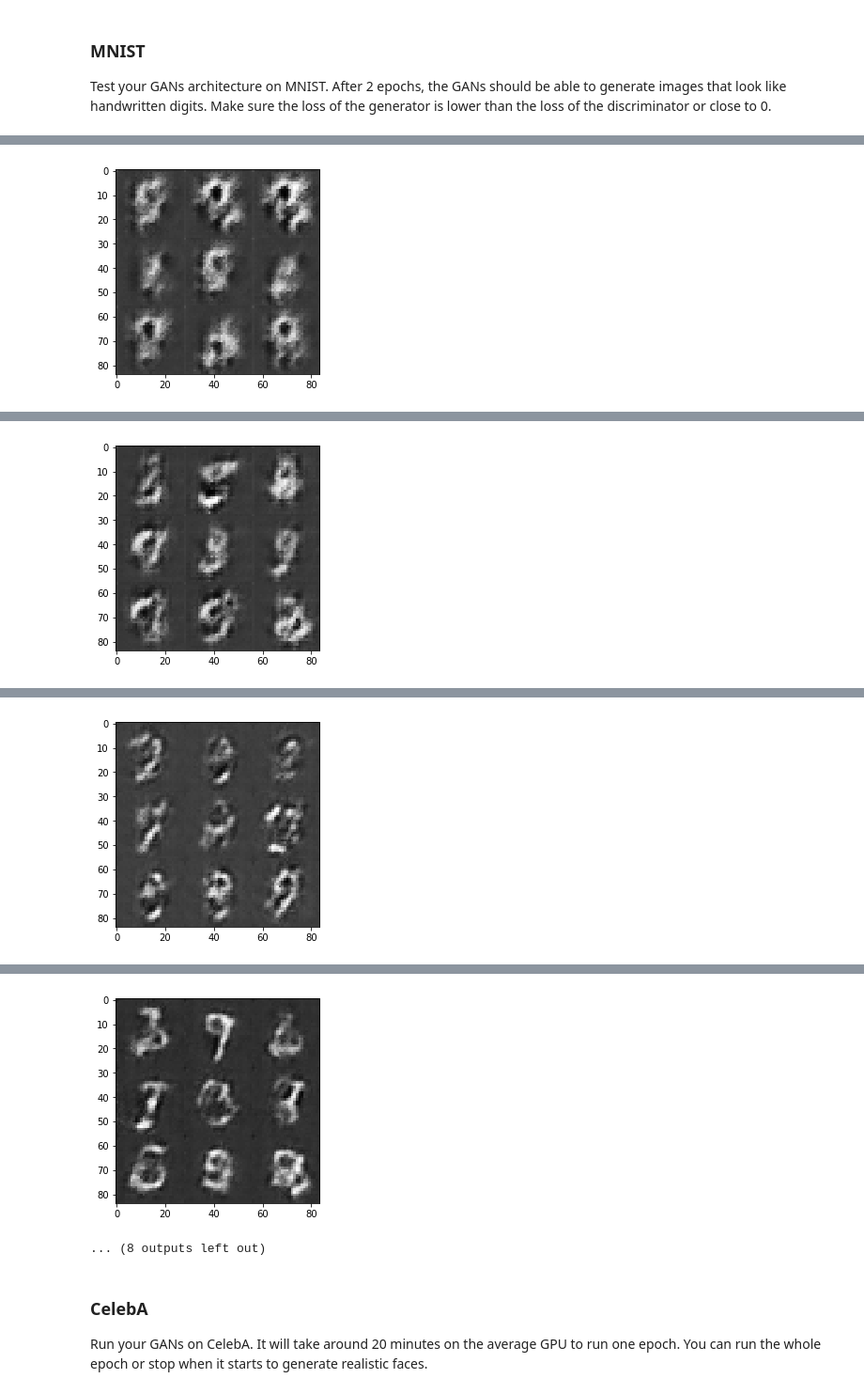
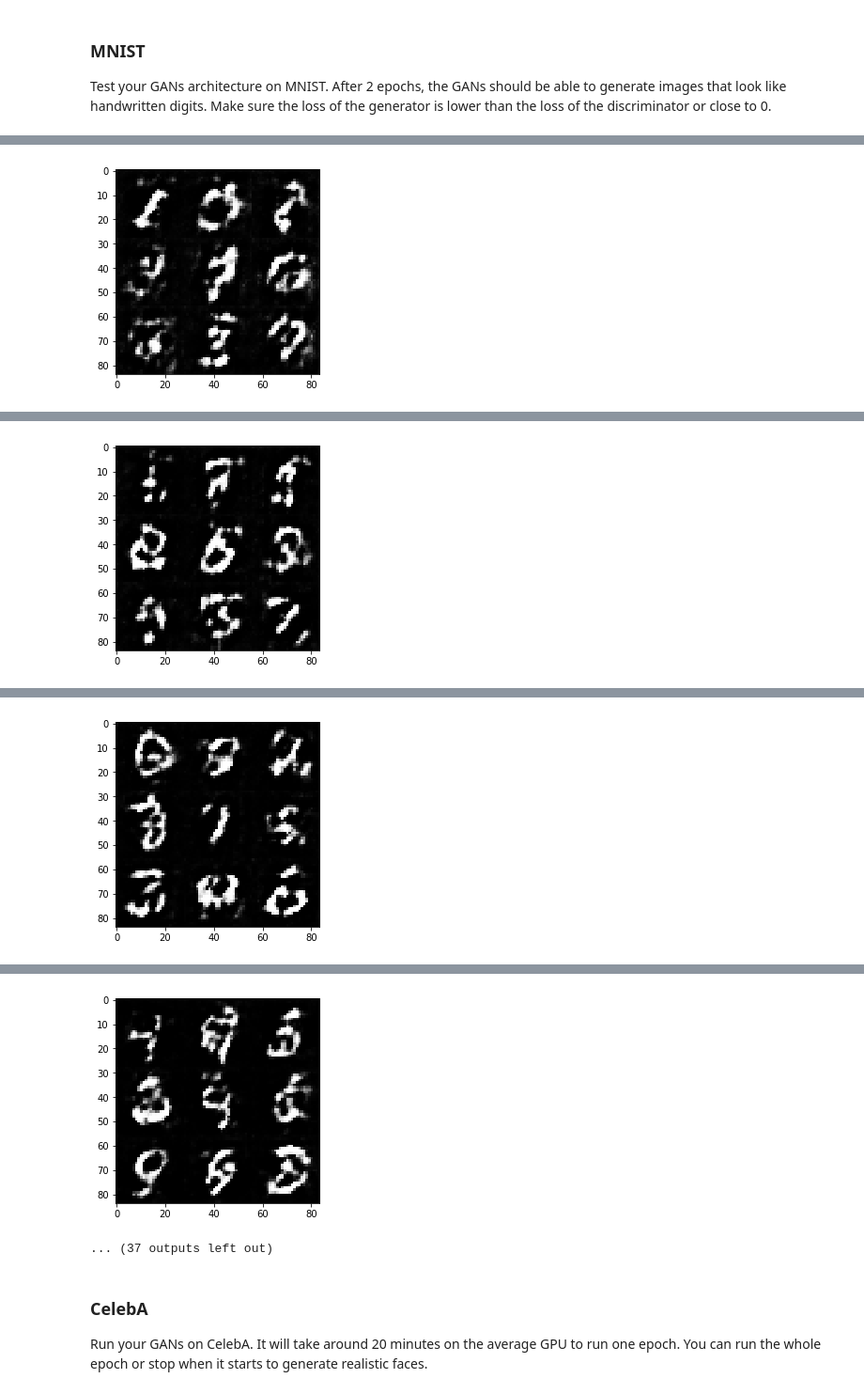
Before and after one commit to joe-of-all-trades/deep-learning, a Jupyter notebook: face_generation/dlnd_face_generation.ipynb, the cells around one changed output, grey strips where cells are left out. Shown at 94% size. Drawn from its saved outputs; the diff is of its cells as text; code cells hidden in the pictures.

```diff
--- a/face_generation/dlnd_face_generation.ipynb
+++ b/face_generation/dlnd_face_generation.ipynb
@@ -155,20 +155,31 @@ def discriminator(images, reuse=False):
 
     with tf.variable_scope("discriminator", reuse=reuse):
 
-        x1 = tf.layers.conv2d(images, 256, 5, strides=2, padding='same')
-        relu1 = tf.maximum(alpha * x1, x1)
-        # 14 * 14 * 256
+        x1 = tf.image.resize_images(images, [32, 32])
+        x1 = tf.layers.conv2d(images, 64, 5, strides=2, padding='same',
+                              kernel_initializer=tf.contrib.layers.xavier_initializer())
+        x1 = tf.maximum(alpha * x1, x1)
+        x1 = tf.nn.dropout(x1, keep_prob=0.7)
+        # 16 * 16 * 64
 
-        x2 = tf.layers.conv2d(relu1, 512, 5, strides=2, padding='same')
-        bn2 = tf.layers.batch_normalization(x2, training=True)
-        relu2 = tf.maximum(alpha * bn2, bn2)
-        # 7 * 7 * 512
+        x2 = tf.layers.conv2d(x1, 128, 5, strides=2, padding='same',
+                             kernel_initializer=tf.contrib.layers.xavier_initializer())
+        x2 = tf.layers.batch_normalization(x2, training=True)
+        x2 = tf.maximum(alpha * x2, x2)
+        x2 = tf.nn.dropout(x2, keep_prob=0.7)
+        # 8 * 8 * 128
+
+        x3 = tf.layers.conv2d(x2, 256, 5, strides=2, padding='same',
+                             kernel_initializer=tf.contrib.layers.xavier_initializer())
+        x3 = tf.layers.batch_normalization(x3, training=True)
+        x3 = tf.maximum(alpha * x3, x3)
+        x3 = tf.nn.dropout(x3, keep_prob=0.7)
+        # 4 * 4 * 256
 
         # Flatten and apply sigmoid
-        flat = tf.reshape(relu2, (-1, 7*7*512))
+        flat = tf.reshape(x3, (-1, 4*4*256))
         logits = tf.layers.dense(flat, 1)
         out = tf.sigmoid(logits)
-
 
     return out, logits
 
@@ -202,25 +213,29 @@ def generator(z, out_channel_dim, is_train=True):
         x1 = tf.layers.dense(z, 4 * 4 * 512, kernel_initializer=tf.contrib.layers.xavier_initializer())
         x1 = tf.reshape(x1, (-1, 4, 4, 512))
         x1 = tf.layers.batch_normalization(x1, training=is_train)
-        x1 = tf.maximum(alpha * x1, x1)
+        #x1 = tf.maximum(alpha * x1, x1)
+        x1 = tf.nn.dropout(x1, keep_prob=0.7)
 
         # First conv layer, after which shape becomes 8 * 8 * 256
         x2 = tf.layers.conv2d_transpose(x1, 256, 5, strides=2, padding='same',
                               kernel_initializer=tf.contrib.layers.xavier_initializer_conv2d())
         x2 = tf.layers.batch_normalization(x2, training=is_train)
         x2 = tf.maximum(alpha * x2, x2)
+        x2 = tf.nn.dropout(x2, keep_prob=0.7)
 
         # Second conv layer, after which shape becomes 16 * 16 * 128
         x3 = tf.layers.conv2d_transpose(x2, 128, 5, strides=2, padding='same',
                                         kernel_initializer=tf.contrib.layers.xavier_initializer_conv2d())
         x3 = tf.layers.batch_normalization(x3, training=is_train)
         x3 = tf.maximum(alpha * x3, x3)
+        x3 = tf.nn.dropout(x3, keep_prob=0.7)
 
         # Third conv layer, after which shape becomes 32 * 32 * 64
         x4 = tf.layers.conv2d_transpose(x3, 64, 5, strides=2, padding='same',
                                         kernel_initializer=tf.contrib.layers.xavier_initializer_conv2d())
         x4 = tf.layers.batch_normalization(x4, training=is_train)
         x4 = tf.maximum(alpha * x4, x4)
+        x4 = tf.nn.dropout(x4, keep_prob=0.7)
 
         # Output layer. shape is 32 * 32 * 3
         logits = tf.layers.conv2d_transpose(x4, out_channel_dim, 5, strides=2, padding='same',
@@ -262,7 +277,7 @@ def model_loss(input_real, input_z, out_channel_dim):
     d_model_fake, d_logits_fake = discriminator(g_model, reuse=True)
 
     d_loss_real = tf.reduce_mean(
-        tf.nn.sigmoid_cross_entropy_with_logits(logits=d_logits_real, labels=tf.ones_like(d_model_real)))
+        tf.nn.sigmoid_cross_entropy_with_logits(logits=d_logits_real, labels=tf.ones_like(d_model_real)*0.9))
     d_loss_fake = tf.reduce_mean(
         tf.nn.sigmoid_cross_entropy_with_logits(logits=d_logits_fake, labels=tf.zeros_like(d_model_fake)))
     g_loss = tf.reduce_mean(
@@ -391,6 +406,8 @@ def train(epoch_count, batch_size, z_dim, learning_rate, beta1, get_batches, dat
                 # TODO: Train Model
                 steps += 1
 
+                batch_images *= 2
+
                 # Sample random noise for generator
                 batch_z = np.random.uniform(-1, 1, size=(batch_size, z_dim))
 
@@ -425,7 +442,7 @@ def train(epoch_count, batch_size, z_dim, learning_rate, beta1, get_batches, dat
 ### MNIST
 Test your GANs architecture on MNIST.  After 2 epochs, the GANs should be able to generate images that look like handwritten digits.  Make sure the loss of the generator is lower than the loss of the discriminator or close to 0.
 # %%
-batch_size = 128
+batch_size = 50
 z_dim = 128
 learning_rate = 0.0002
 beta1 = 0.5
@@ -476 +493 @@ Epoch 1/2... Discriminator Loss: 0.9430... Generator Loss: 1.7121
-[figure, old version]
+[figure, new version]
@@ -487 +504 @@ Epoch 1/2... Discriminator Loss: 0.6824... Generator Loss: 1.3556
-[figure, old version]
+[figure, new version]
@@ -498 +515 @@ Epoch 2/2... Discriminator Loss: 0.5250... Generator Loss: 1.7889
-[figure, old version]
+[figure, new version]
@@ -509,5 +526,5 @@ Epoch 2/2... Discriminator Loss: 0.5664... Generator Loss: 2.0452
-[figure, old version]
+[figure, new version]
-... (8 outputs left out)
+... (37 outputs left out)
 # %% [markdown]
 ### CelebA
 Run your GANs on CelebA.  It will take around 20 minutes on the average GPU to run one epoch.  You can run the whole epoch or stop when it starts to generate realistic faces.
```
Also changed, not shown: parts of 2 cells of this notebook.
